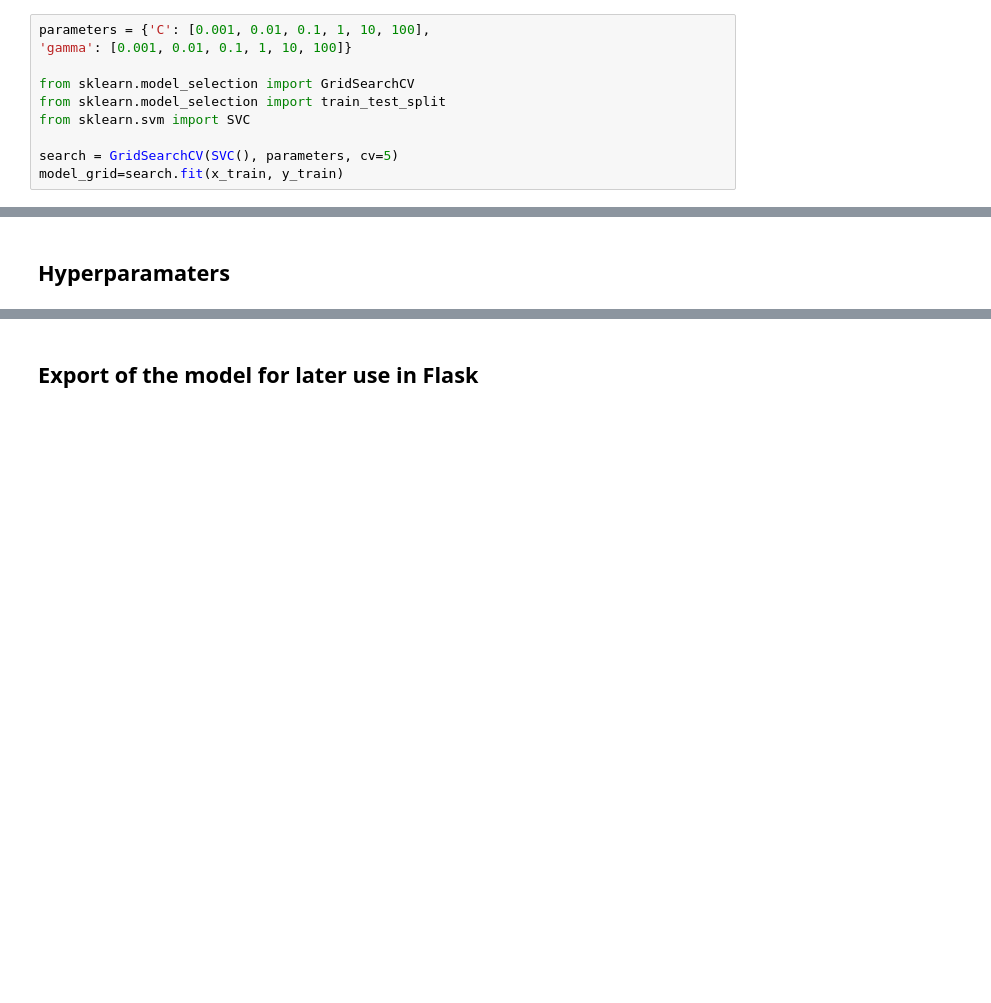
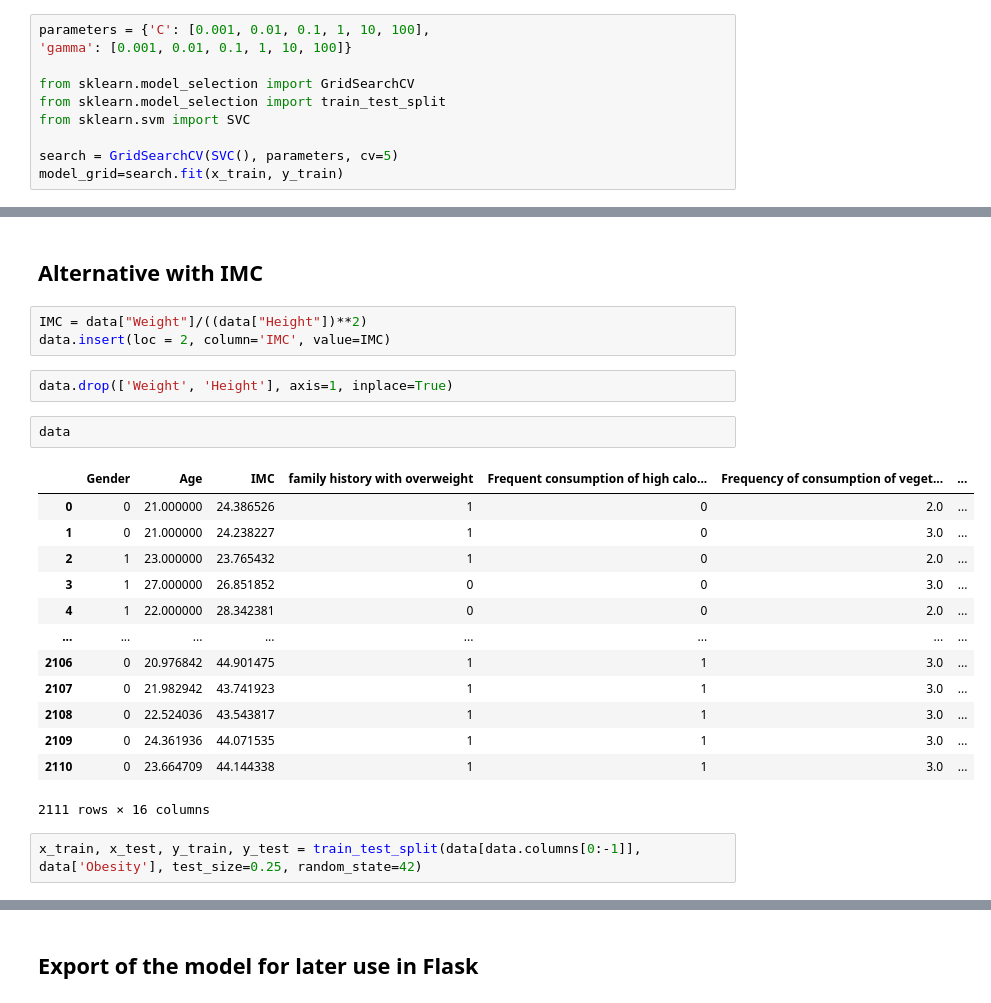
Before and after one commit to Tintintin1234/Projet-Python-Data-Analyse, a Jupyter notebook: Projet Python.ipynb, the cells around one changed output, grey strips where cells are left out. Cells and saved outputs as stored; diff of their text form; blank space fills up the shorter version.

```diff
--- a/Projet Python.ipynb
+++ b/Projet Python.ipynb
@@ -760,2 +762,25 @@ Accuracy of : 0.9053030303030303
-# %% [markdown]
-## Hyperparamaters
+# %% [markdown]
+## Alternative with IMC
+# %%
+IMC = data["Weight"]/((data["Height"])**2)
+data.insert(loc = 2, column='IMC', value=IMC)
+# %%
+data.drop(['Weight', 'Height'], axis=1, inplace=True)
+# %%
+data
+# %% [output]
+|  | Gender | Age | IMC | family history with overweight | Frequent consumption of high calo... | Frequency of consumption of veget... | ... |
+| 0 | 0 | 21.000000 | 24.386526 | 1 | 0 | 2.0 | ... |
+| 1 | 0 | 21.000000 | 24.238227 | 1 | 0 | 3.0 | ... |
+| 2 | 1 | 23.000000 | 23.765432 | 1 | 0 | 2.0 | ... |
+| 3 | 1 | 27.000000 | 26.851852 | 0 | 0 | 3.0 | ... |
+| 4 | 1 | 22.000000 | 28.342381 | 0 | 0 | 2.0 | ... |
+| ... | ... | ... | ... | ... | ... | ... | ... |
+| 2106 | 0 | 20.976842 | 44.901475 | 1 | 1 | 3.0 | ... |
+| 2107 | 0 | 21.982942 | 43.741923 | 1 | 1 | 3.0 | ... |
+| 2108 | 0 | 22.524036 | 43.543817 | 1 | 1 | 3.0 | ... |
+| 2109 | 0 | 24.361936 | 44.071535 | 1 | 1 | 3.0 | ... |
+| 2110 | 0 | 23.664709 | 44.144338 | 1 | 1 | 3.0 | ... |
+2111 rows × 16 columns
+# %%
+x_train, x_test, y_train, y_test = train_test_split(data[data.columns[0:-1]], data['Obesity'], test_size=0.25, random_state=42)
```
Also changed, not shown: parts of 14 cells of this notebook.
